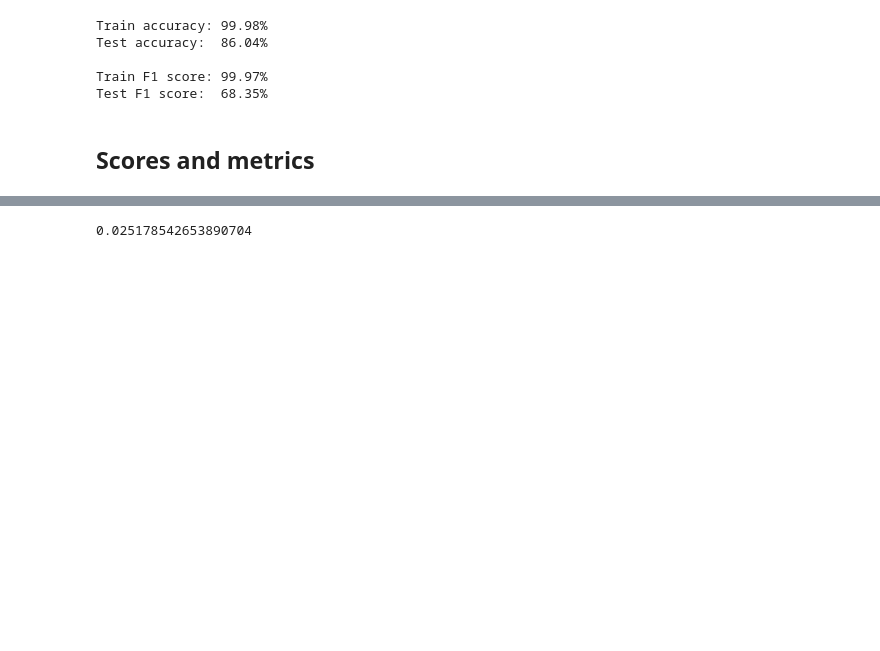
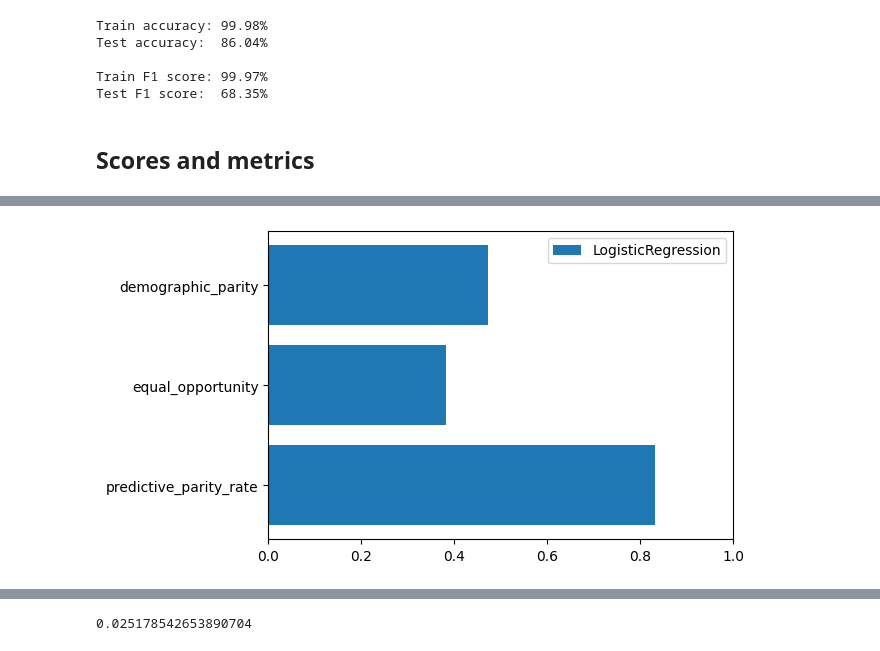
Before and after one commit to mim-uw/eXplainableMachineLearning-2024, a Jupyter notebook: Homeworks/HW2/MateuszSzymanski/MateuszSzymanski.ipynb, the cells around one changed output, grey strips where cells are left out. Drawn from its saved outputs; the diff is of its cells as text; code cells hidden in the pictures; blank space fills up the shorter version.

Commit message:
Added: scores charts

```diff
--- a/Homeworks/HW2/MateuszSzymanski/Mateusz_Szymanski_Homework2.ipynb
+++ b/Homeworks/HW2/MateuszSzymanski/MateuszSzymanski.ipynb
@@ -652,11 +662,35 @@ def calculate_score(model, metric: Callable, indices=indices) -> pd.DataFrame:
     return pd.DataFrame(rows, columns=[
         'race', 'value', 'value_comp', 'ratio', 'score', 'threshold'
     ]).set_index('race').sort_values('score', ascending=False)
+# %%
+def get_overall_scores(model, indices=indices) -> pd.DataFrame:
+    dp = demographic_parity(model, indices=indices)['score'].max()
+    tpr = calculate_score(model, TPR, indices=indices)['score'].max()
+    parity = max(
+        calculate_score(model, PPV, indices=indices)['score'].max(),
+        calculate_score(model, NPV, indices=indices)['score'].max()
+    )
+
+    return pd.DataFrame([[dp, tpr, parity]], columns=[
+        'demographic_parity', 'equal_opportunity', 'predictive_parity_rate'
+    ])
+# %%
+def draw_scores(scores, label: str):
+    keys = list(scores.T.index)
+    values = list(scores.T[0])
+    plt.figure(figsize=(6, 4))
+    plt.barh(keys[::-1], values[::-1], label=label)
+    plt.xlim([0, 1])
+    plt.legend()
+    plt.show()
 # %%
 display(demographic_parity(logistic_regression))
 display(calculate_score(logistic_regression, TPR))
 display(calculate_score(logistic_regression, PPV))
 display(calculate_score(logistic_regression, NPV))
+
+logistic_regression_scores = get_overall_scores(logistic_regression)
+display(logistic_regression_scores)
 # %% [output]
 |  | value | value_comp | ratio | score | threshold |
 | race |  |  |  |  |  |
@@ -689,3 +725,7 @@ display(calculate_score(logistic_regression, NPV))
+# %%
+draw_scores(logistic_regression_scores, 'LogisticRegression')
+# %% [output]
+[figure, added]
 # %%
 display(demographic_parity(random_forest))
 display(calculate_score(random_forest, TPR))
```
Also changed, not shown: parts of 9 cells of this notebook, 1 other file.
